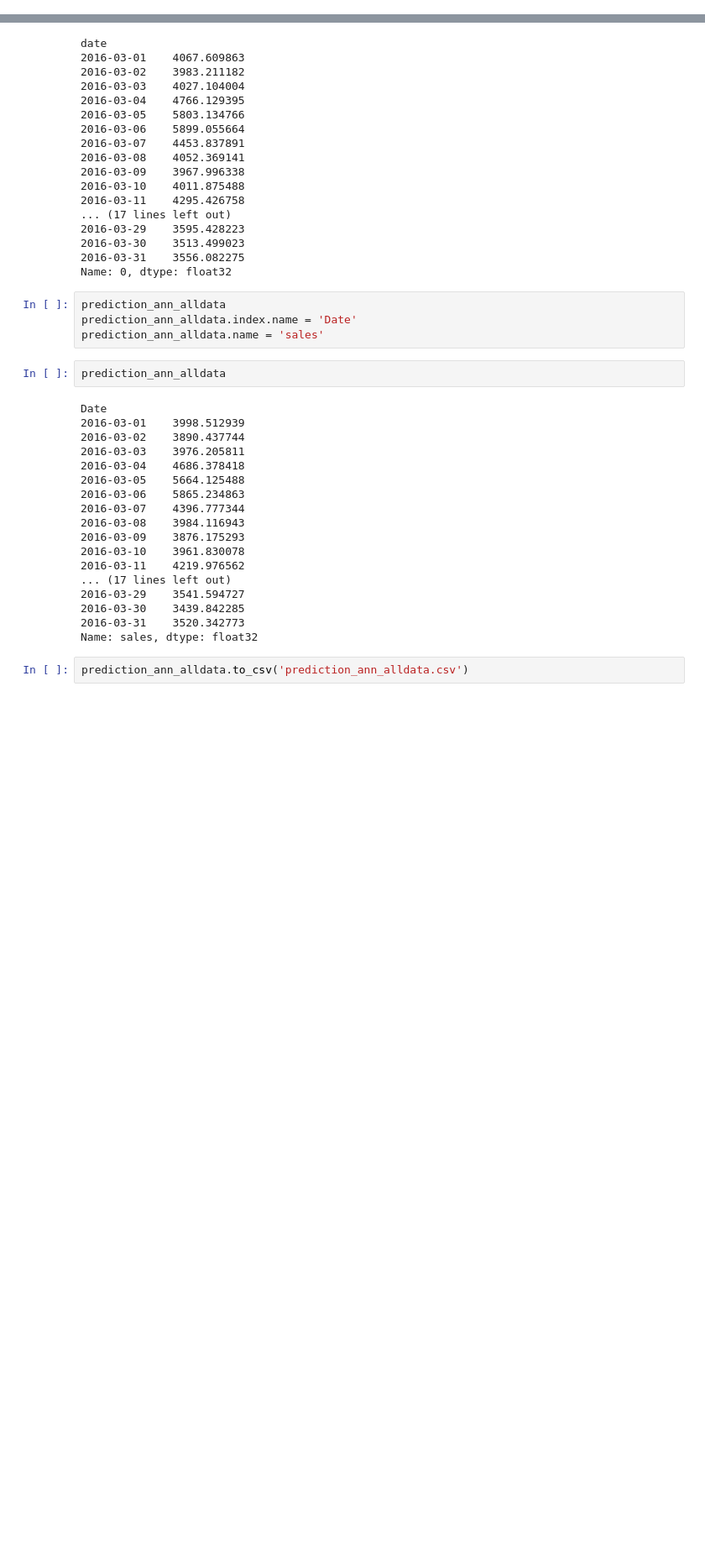
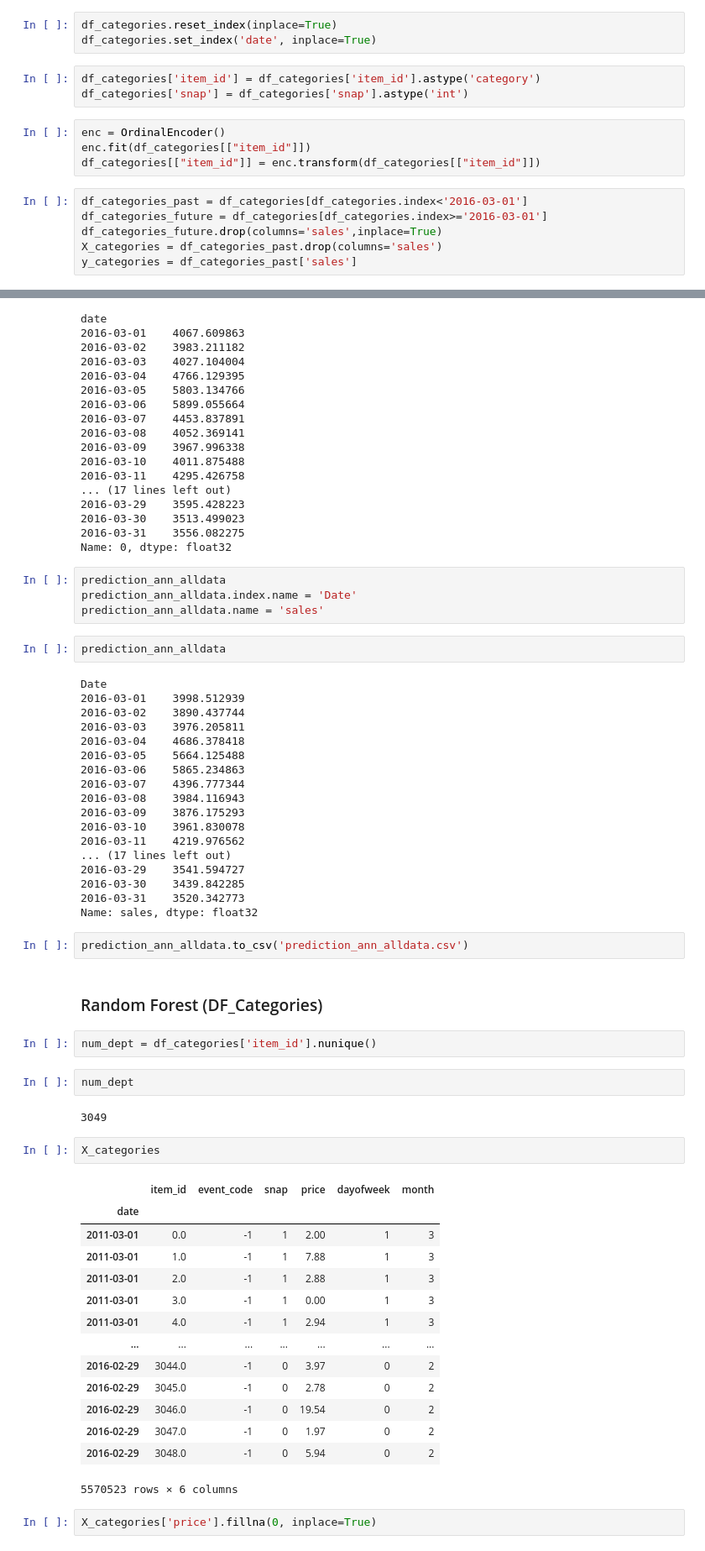
Before and after one commit to EdwinUe/BAB_WS22-23, a Jupyter notebook: Code/003BusinessAnalyticsBProjekt.ipynb, the cells around one changed output, grey strips where cells are left out. Shown at 84% size. Saved outputs shown, nothing was run; the diff lists cells and outputs as text; blank space fills up the shorter version.

```diff
--- a/Code/003BusinessAnalyticsBProjekt.ipynb
+++ b/Code/003BusinessAnalyticsBProjekt.ipynb
@@ -856,3 +919,19 @@ prediction_rf_medium_loop_alldata.to_csv('rf_medium_loop_alldata.csv')
+# %%
+df_categories.reset_index(inplace=True)
+df_categories.set_index('date', inplace=True)
+# %%
+df_categories['item_id'] = df_categories['item_id'].astype('category')
+df_categories['snap'] = df_categories['snap'].astype('int')
+# %%
+enc = OrdinalEncoder()
+enc.fit(df_categories[["item_id"]])
+df_categories[["item_id"]] = enc.transform(df_categories[["item_id"]])
+# %%
+df_categories_past = df_categories[df_categories.index<'2016-03-01']
+df_categories_future = df_categories[df_categories.index>='2016-03-01']
+df_categories_future.drop(columns='sales',inplace=True)
+X_categories = df_categories_past.drop(columns='sales')
+y_categories = df_categories_past['sales']
 # %% [markdown]
 ## Data Exploration II
 # %%
@@ -3306,3 +3422,30 @@ Date
 Name: sales, dtype: float32
 # %%
 prediction_ann_alldata.to_csv('prediction_ann_alldata.csv')
+# %% [markdown]
+### Random Forest (DF_Categories)
+# %%
+num_dept = df_categories['item_id'].nunique()
+# %%
+num_dept
+# %% [output]
+3049
+# %%
+X_categories
+# %% [output]
+|  | item_id | event_code | snap | price | dayofweek | month |
+| date |  |  |  |  |  |  |
+| 2011-03-01 | 0.0 | -1 | 1 | 2.00 | 1 | 3 |
+| 2011-03-01 | 1.0 | -1 | 1 | 7.88 | 1 | 3 |
+| 2011-03-01 | 2.0 | -1 | 1 | 2.88 | 1 | 3 |
+| 2011-03-01 | 3.0 | -1 | 1 | 0.00 | 1 | 3 |
+| 2011-03-01 | 4.0 | -1 | 1 | 2.94 | 1 | 3 |
+| ... | ... | ... | ... | ... | ... | ... |
+| 2016-02-29 | 3044.0 | -1 | 0 | 3.97 | 0 | 2 |
+| 2016-02-29 | 3045.0 | -1 | 0 | 2.78 | 0 | 2 |
+| 2016-02-29 | 3046.0 | -1 | 0 | 19.54 | 0 | 2 |
+| 2016-02-29 | 3047.0 | -1 | 0 | 1.97 | 0 | 2 |
+| 2016-02-29 | 3048.0 | -1 | 0 | 5.94 | 0 | 2 |
+5570523 rows × 6 columns
+# %%
+X_categories['price'].fillna(0, inplace=True)
```
Also changed, not shown: parts of 26 cells of this notebook, 9 other files.
